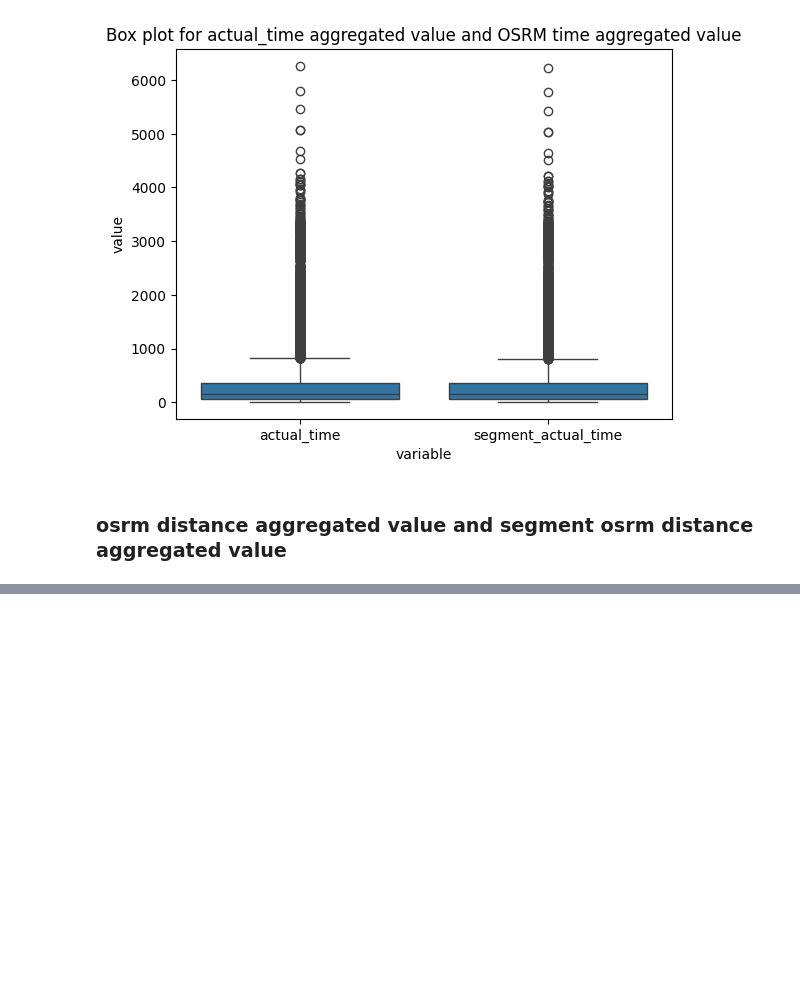
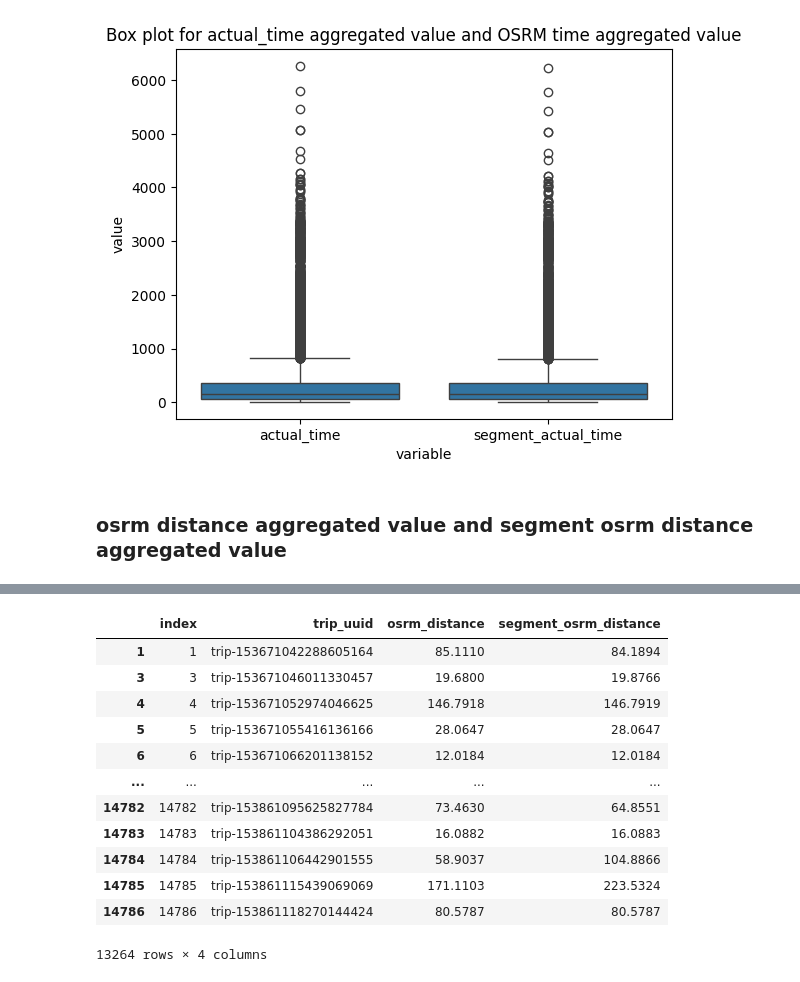
Before and after one commit to akshayabhale1406/SCLR_Delhivery_FE, a Jupyter notebook: Delhivery_FE.ipynb, the cells around one changed output, grey strips where cells are left out. Drawn from its saved outputs; the diff is of its cells as text; code cells hidden in the pictures; blank space fills up the shorter version.

```diff
--- a/Delhivery_FE.ipynb
+++ b/Delhivery_FE.ipynb
@@ -726,0 +778,29 @@ plt.show()
+# %%
+def df_odav_remove_outliers(odav, column):
+    for col in columns:
+      q1 = odav[col].quantile(0.25)
+      q3 = odav[col].quantile(0.75)
+      iqr = q3 - q1
+      lower_bound = q1 - 1.5 * iqr
+      upper_bound = q3 + 1.5 * iqr
+      df_odav_clean = odav[(odav[col] >= lower_bound) & (odav[col] <= upper_bound)]
+
+    return df_odav_clean
+
+columns = ['osrm_distance', 'osrm_distance']
+df_odav_outremoved = df_odav_remove_outliers(df_odav, columns)
+df_odav_outremoved
+# %% [output]
+|  | index | trip_uuid | osrm_distance | segment_osrm_distance |
+| 1 | 1 | trip-153671042288605164 | 85.1110 | 84.1894 |
+| 3 | 3 | trip-153671046011330457 | 19.6800 | 19.8766 |
+| 4 | 4 | trip-153671052974046625 | 146.7918 | 146.7919 |
+| 5 | 5 | trip-153671055416136166 | 28.0647 | 28.0647 |
+| 6 | 6 | trip-153671066201138152 | 12.0184 | 12.0184 |
+| ... | ... | ... | ... | ... |
+| 14782 | 14782 | trip-153861095625827784 | 73.4630 | 64.8551 |
+| 14783 | 14783 | trip-153861104386292051 | 16.0882 | 16.0883 |
+| 14784 | 14784 | trip-153861106442901555 | 58.9037 | 104.8866 |
+| 14785 | 14785 | trip-153861115439069069 | 171.1103 | 223.5324 |
+| 14786 | 14786 | trip-153861118270144424 | 80.5787 | 80.5787 |
+13264 rows × 4 columns
```
Also changed, not shown: parts of 7 cells of this notebook.
